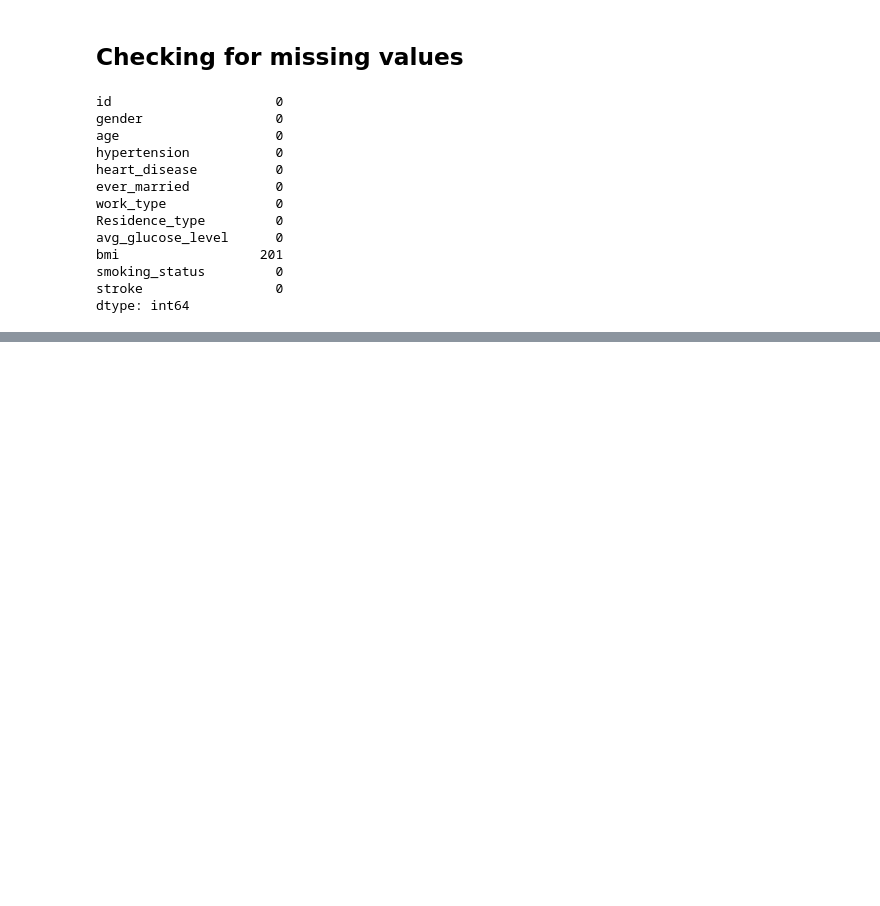
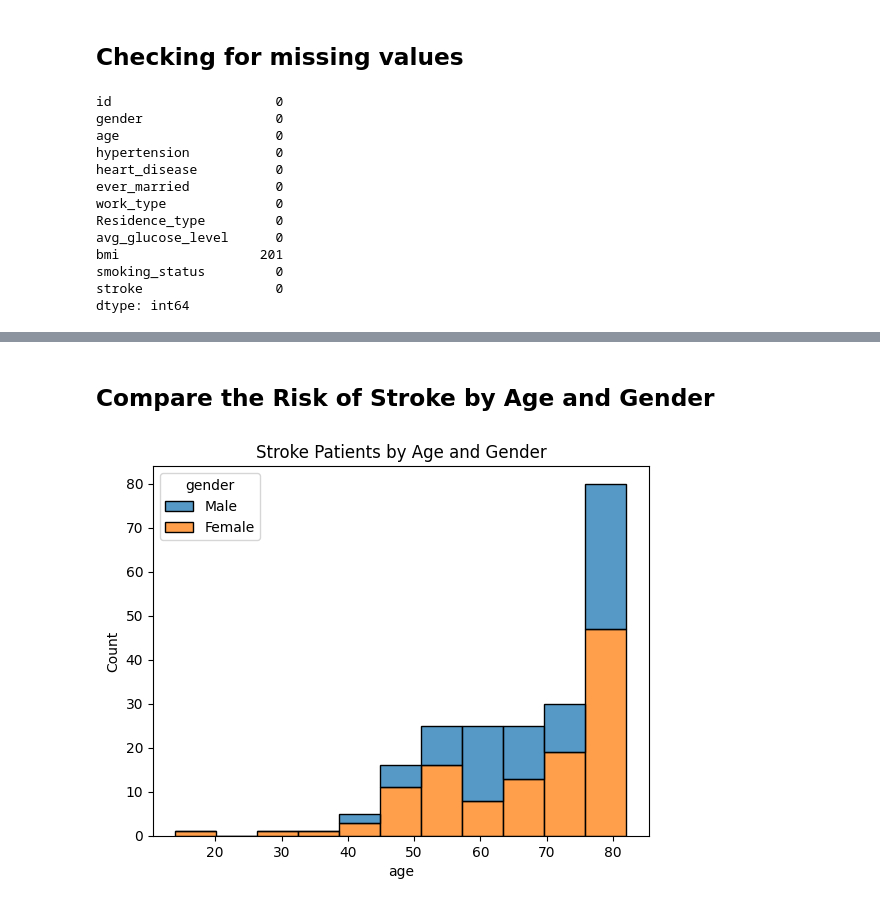
Before and after one commit to Doclikam/Capstone-project-Stroke-Risk-Factors, a Jupyter notebook: Stroke_Risk_Factors.ipynb, the cells around one changed output, grey strips where cells are left out. Cells and saved outputs as stored; diff of their text form; code cells hidden in the pictures; blank space fills up the shorter version.

```diff
--- a/Stroke_Risk_Factors.ipynb
+++ b/Stroke_Risk_Factors.ipynb
@@ -102,0 +232,8 @@ dtype: int64
+# %% [markdown]
+## **Compare the Risk of Stroke by Age and Gender**
+# %%
+sns.histplot(data=strokes,x='age', hue='gender', multiple='stack')
+plt.title('Stroke Patients by Age and Gender')
+plt.show()
+# %% [output]
+[figure, added]
```
Also changed, not shown: parts of 27 cells of this notebook.
